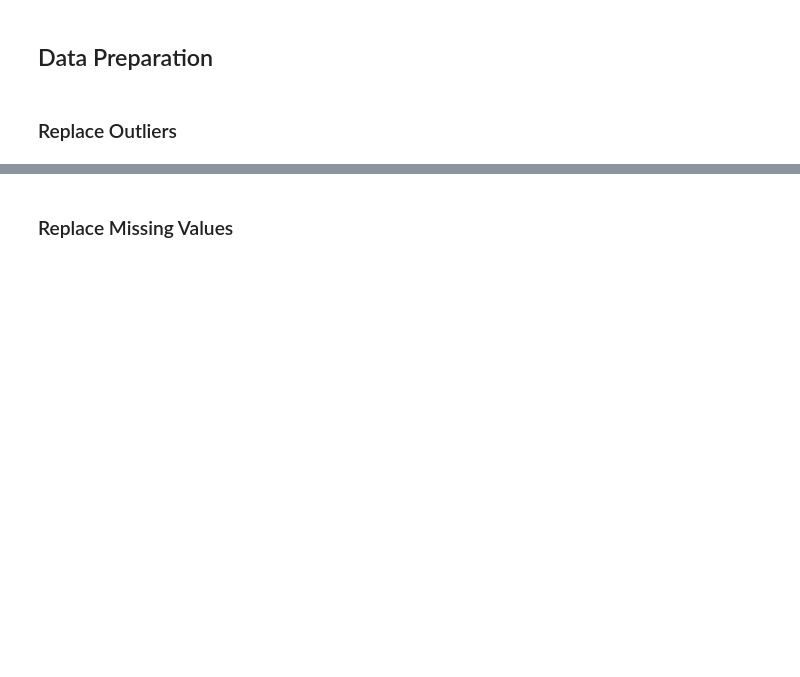
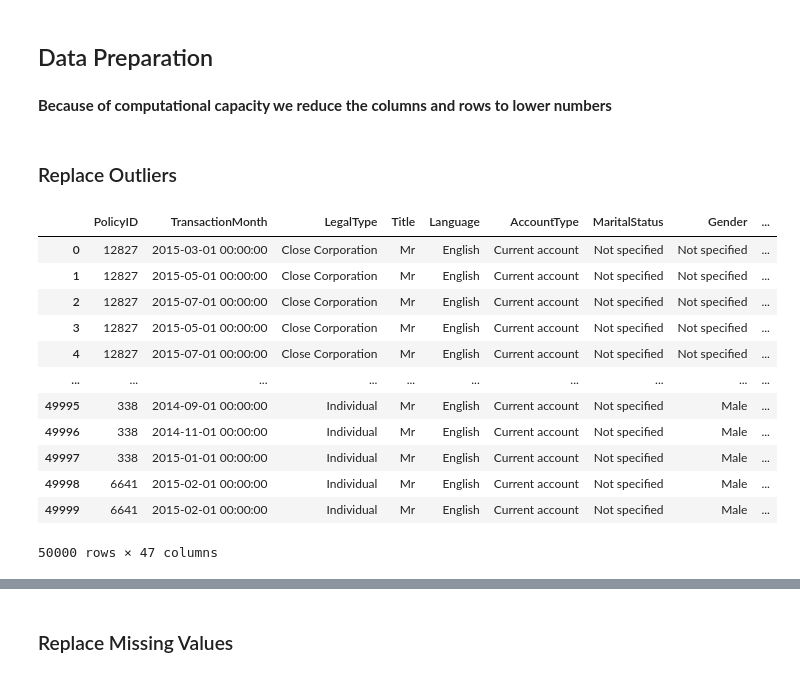
Before and after one commit to wolderufael/AlphaCare-Insurance-Solutions, a Jupyter notebook: notebook/Statistical_Modeling.ipynb, the cells around one changed output, grey strips where cells are left out. Saved outputs shown, nothing was run; the diff lists cells and outputs as text; code cells hidden in the pictures; blank space fills up the shorter version.

```diff
--- a/notebook/Statistical_Modeling.ipynb
+++ b/notebook/Statistical_Modeling.ipynb
@@ -18,5 +18,11 @@ processor=DataProcessing()
 model=Modelling()
 # %% [markdown]
 ## Data Preparation
+# %% [markdown]
+**Because of computational capacity we reduce the columns and rows to lower numbers**
+# %%
+# insurance_df_minimized=insurance_df[['Gender','VehicleType','make','Model','VehicleIntroDate','Rebuilt','CoverType','CoverCategory','TotalPremium','TotalClaims']]
+insurance_df_minimized=insurance_df
+insurance_df_minimized = insurance_df_minimized.drop(insurance_df_minimized.index[50000:])
 # %% [markdown]
 ### Replace Outliers
@@ -24,0 +29,19 @@ insurance_df_cleaned=processor.replace_outliers_with_mean(insurance_df)
+# %%
+insurance_df.drop('NumberOfVehiclesInFleet', axis=1, inplace=True)
+insurance_df_cleaned=processor.replace_outliers_with_mean(insurance_df_minimized)
+# %%
+insurance_df_cleaned
+# %% [output]
+|  | PolicyID | TransactionMonth | LegalType | Title | Language | AccountType | MaritalStatus | Gender | ... |
+| 0 | 12827 | 2015-03-01 00:00:00 | Close Corporation | Mr | English | Current account | Not specified | Not specified | ... |
+| 1 | 12827 | 2015-05-01 00:00:00 | Close Corporation | Mr | English | Current account | Not specified | Not specified | ... |
+| 2 | 12827 | 2015-07-01 00:00:00 | Close Corporation | Mr | English | Current account | Not specified | Not specified | ... |
+| 3 | 12827 | 2015-05-01 00:00:00 | Close Corporation | Mr | English | Current account | Not specified | Not specified | ... |
+| 4 | 12827 | 2015-07-01 00:00:00 | Close Corporation | Mr | English | Current account | Not specified | Not specified | ... |
+| ... | ... | ... | ... | ... | ... | ... | ... | ... | ... |
+| 49995 | 338 | 2014-09-01 00:00:00 | Individual | Mr | English | Current account | Not specified | Male | ... |
+| 49996 | 338 | 2014-11-01 00:00:00 | Individual | Mr | English | Current account | Not specified | Male | ... |
+| 49997 | 338 | 2015-01-01 00:00:00 | Individual | Mr | English | Current account | Not specified | Male | ... |
+| 49998 | 6641 | 2015-02-01 00:00:00 | Individual | Mr | English | Current account | Not specified | Male | ... |
+| 49999 | 6641 | 2015-02-01 00:00:00 | Individual | Mr | English | Current account | Not specified | Male | ... |
+50000 rows × 47 columns
```
Also changed, not shown: parts of 13 cells of this notebook, 1 other file.
